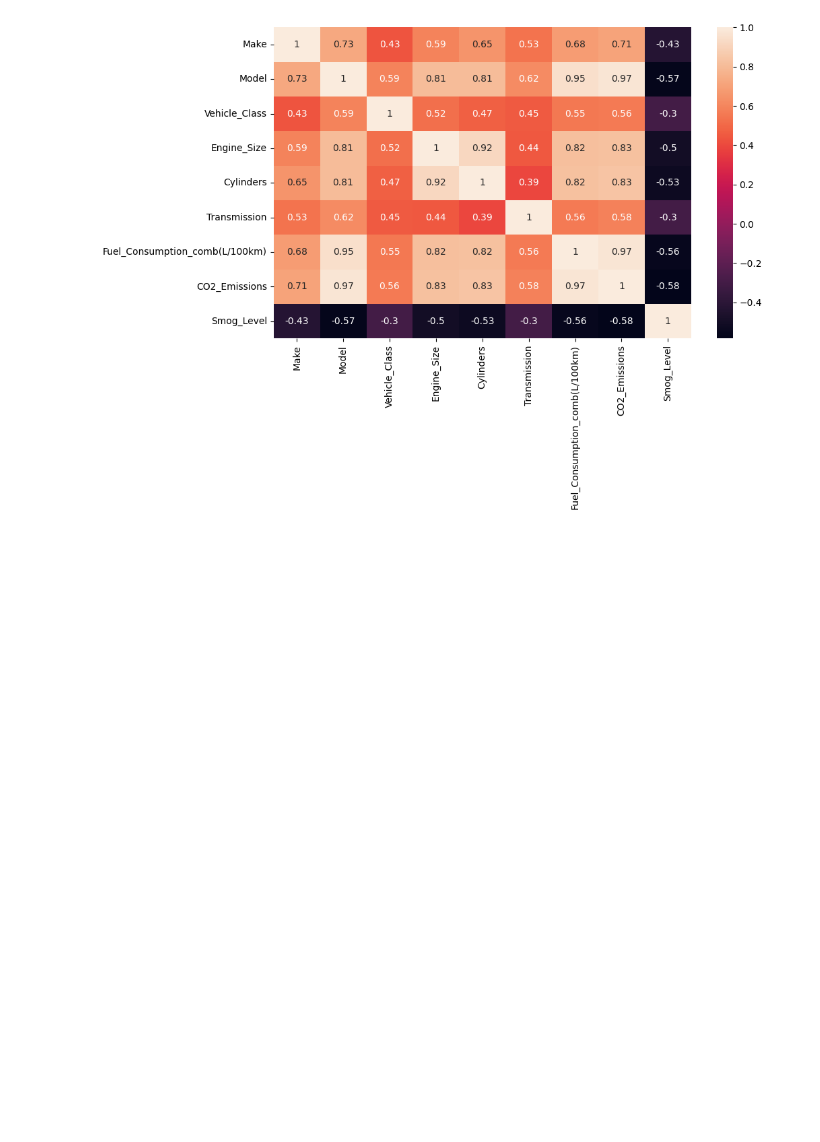
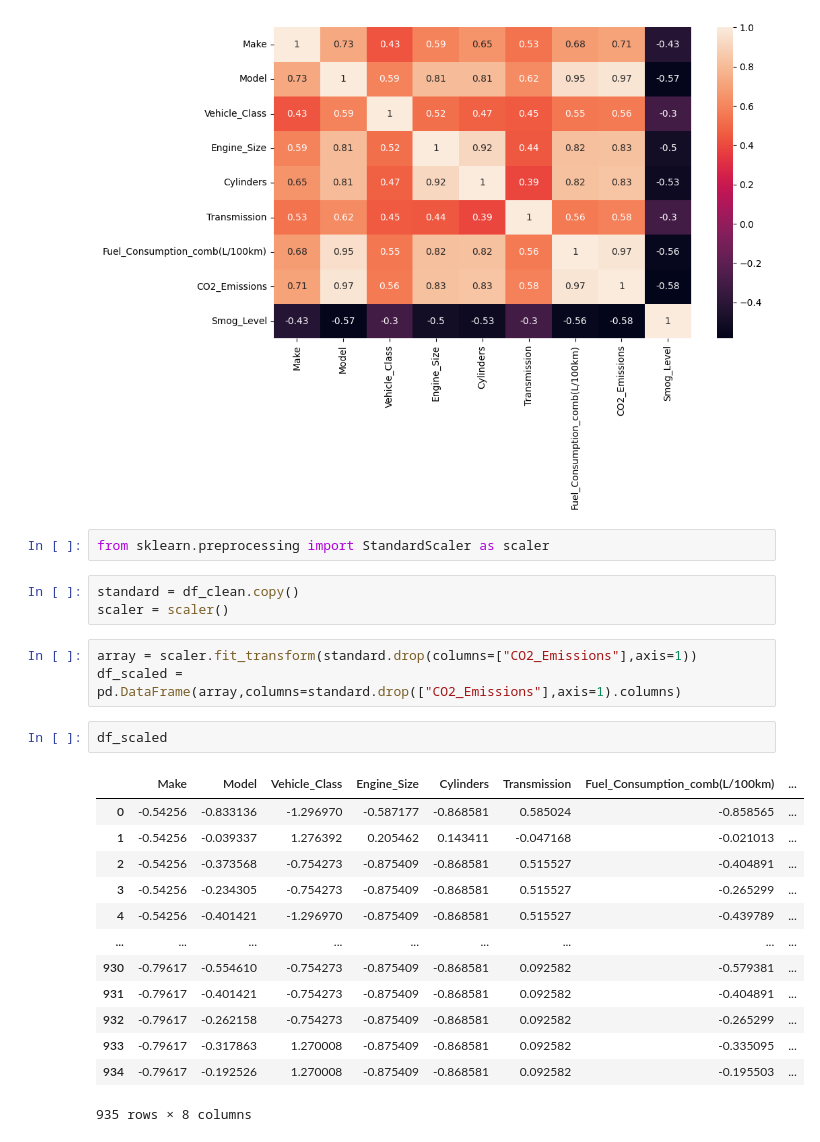
Before and after one commit to MaheenZaheer/Machine-Learning, a Jupyter notebook: Data_Preprocessing_CO2_emission.ipynb, the cells around one changed output. Saved outputs shown, nothing was run; the diff lists cells and outputs as text; blank space fills up the shorter version.

```diff
--- a/Data_Preprocessing_CO2_emission.ipynb
+++ b/Data_Preprocessing_CO2_emission.ipynb
@@ -337,3 +337,27 @@ sns.heatmap(df_clean.corr(numeric_only=True),annot=True)
 # %% [output]
 <Axes: >
 [figure]
+# %%
+from sklearn.preprocessing import StandardScaler as scaler
+# %%
+standard = df_clean.copy()
+scaler = scaler()
+# %%
+array = scaler.fit_transform(standard.drop(columns=["CO2_Emissions"],axis=1))
+df_scaled = pd.DataFrame(array,columns=standard.drop(["CO2_Emissions"],axis=1).columns)
+# %%
+df_scaled
+# %% [output]
+|  | Make | Model | Vehicle_Class | Engine_Size | Cylinders | Transmission | Fuel_Consumption_comb(L/100km) | ... |
+| 0 | -0.54256 | -0.833136 | -1.296970 | -0.587177 | -0.868581 | 0.585024 | -0.858565 | ... |
+| 1 | -0.54256 | -0.039337 | 1.276392 | 0.205462 | 0.143411 | -0.047168 | -0.021013 | ... |
+| 2 | -0.54256 | -0.373568 | -0.754273 | -0.875409 | -0.868581 | 0.515527 | -0.404891 | ... |
+| 3 | -0.54256 | -0.234305 | -0.754273 | -0.875409 | -0.868581 | 0.515527 | -0.265299 | ... |
+| 4 | -0.54256 | -0.401421 | -1.296970 | -0.875409 | -0.868581 | 0.515527 | -0.439789 | ... |
+| ... | ... | ... | ... | ... | ... | ... | ... | ... |
+| 930 | -0.79617 | -0.554610 | -0.754273 | -0.875409 | -0.868581 | 0.092582 | -0.579381 | ... |
+| 931 | -0.79617 | -0.401421 | -0.754273 | -0.875409 | -0.868581 | 0.092582 | -0.404891 | ... |
+| 932 | -0.79617 | -0.262158 | -0.754273 | -0.875409 | -0.868581 | 0.092582 | -0.265299 | ... |
+| 933 | -0.79617 | -0.317863 | 1.270008 | -0.875409 | -0.868581 | 0.092582 | -0.335095 | ... |
+| 934 | -0.79617 | -0.192526 | 1.270008 | -0.875409 | -0.868581 | 0.092582 | -0.195503 | ... |
+935 rows × 8 columns
```
